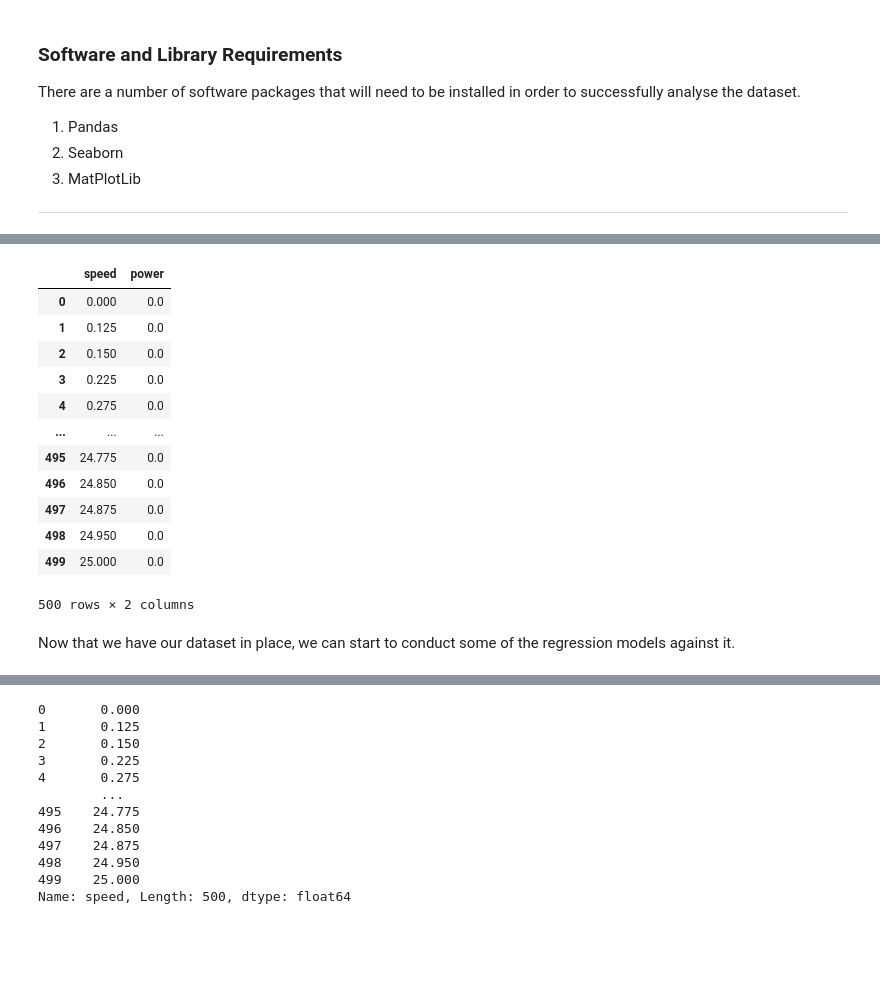
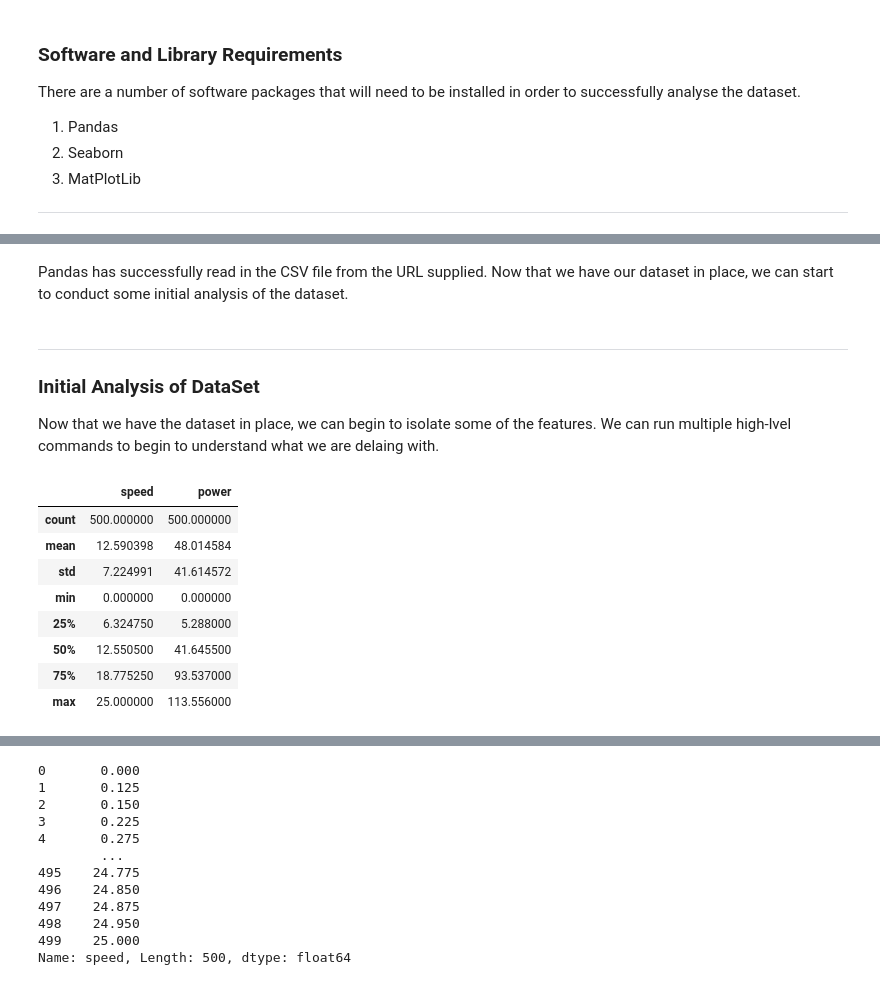
Before and after one commit to jonkavana/FODA---Project-2021, a Jupyter notebook: Fundamentals of Data Analytics Project 2020.ipynb, the cells around one changed output, grey strips where cells are left out. Saved outputs shown, nothing was run; the diff lists cells and outputs as text; code cells hidden in the pictures; blank space fills up the shorter version.

```diff
--- a/Fundamentals of Data Analytics Project 2020.ipynb
+++ b/Fundamentals of Data Analytics Project 2020.ipynb
@@ -50,2 +71,2 @@ import pandas as pd
 # %%
-df = pd.read_csv("https://raw.githubusercontent.com/ianmcloughlin/2020A-machstat-project/master/dataset/powerproduction.csv")
+dfPowerProd = pd.read_csv("https://raw.githubusercontent.com/ianmcloughlin/2020A-machstat-project/master/dataset/powerproduction.csv")
@@ -52,18 +89,22 @@ df = pd.read_csv("https://raw.githubusercontent.com/ianmcloughlin/2020A-machstat
+# %% [markdown]
+Pandas has successfully read in the CSV file from the URL supplied.
+Now that we have our dataset in place, we can start to conduct some initial analysis of the dataset.
+# %% [markdown]
+___
+
+### Initial Analysis of DataSet
+
+Now that we have the dataset in place, we can begin to isolate some of the features.
+We can run multiple high-lvel commands to begin to understand what we are delaing with.
 # %%
-df
+df.describe()
 # %% [output]
 |  | speed | power |
-| 0 | 0.000 | 0.0 |
-| 1 | 0.125 | 0.0 |
-| 2 | 0.150 | 0.0 |
-| 3 | 0.225 | 0.0 |
-| 4 | 0.275 | 0.0 |
-| ... | ... | ... |
-| 495 | 24.775 | 0.0 |
-| 496 | 24.850 | 0.0 |
-| 497 | 24.875 | 0.0 |
-| 498 | 24.950 | 0.0 |
-| 499 | 25.000 | 0.0 |
+| count | 500.000000 | 500.000000 |
+| mean | 12.590398 | 48.014584 |
+| std | 7.224991 | 41.614572 |
+| min | 0.000000 | 0.000000 |
+| 25% | 6.324750 | 5.288000 |
+| 50% | 12.550500 | 41.645500 |
+| 75% | 18.775250 | 93.537000 |
+| max | 25.000000 | 113.556000 |
-500 rows × 2 columns
-# %% [markdown]
-Now that we have our dataset in place, we can start to conduct some of the regression models against it.
```
Also changed, not shown: parts of 31 cells of this notebook.
